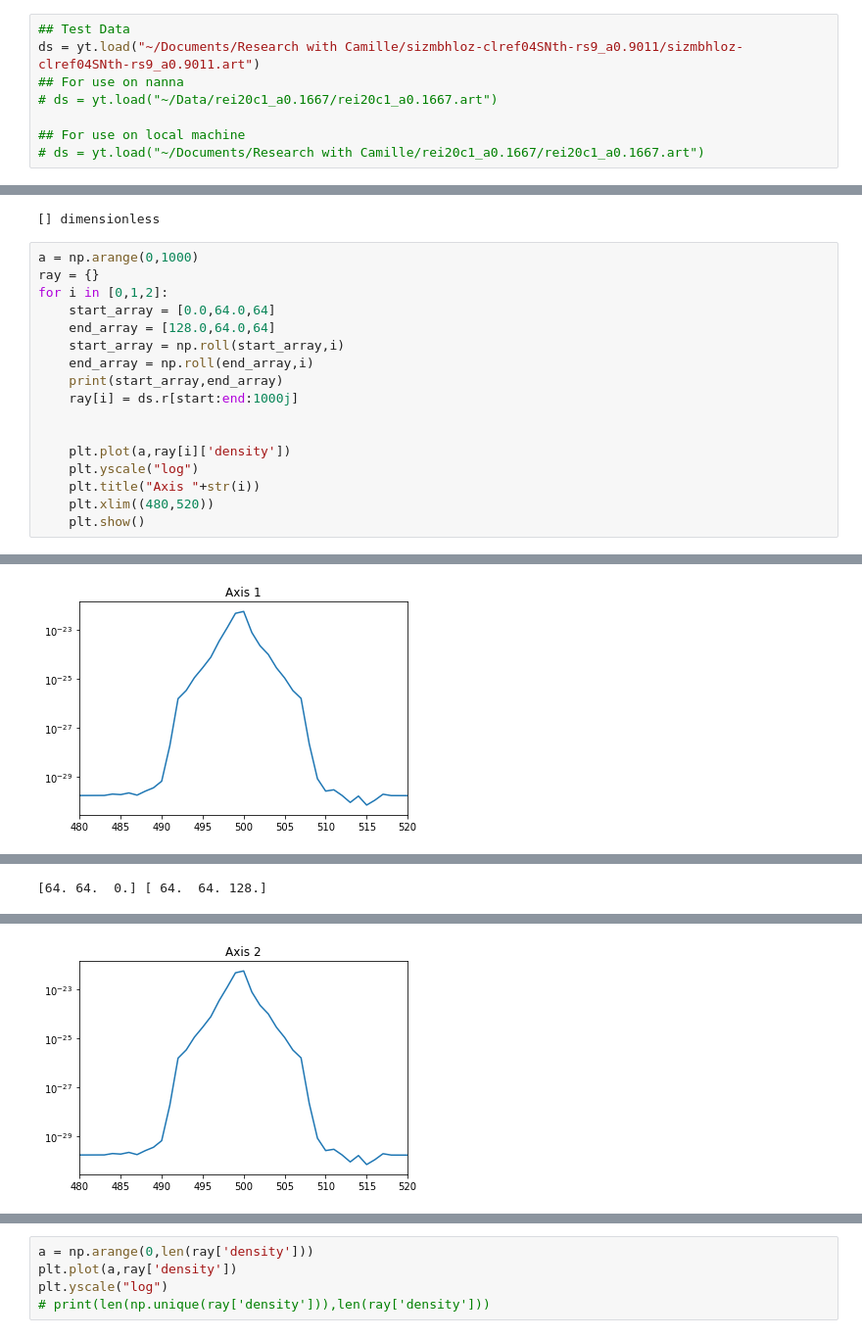
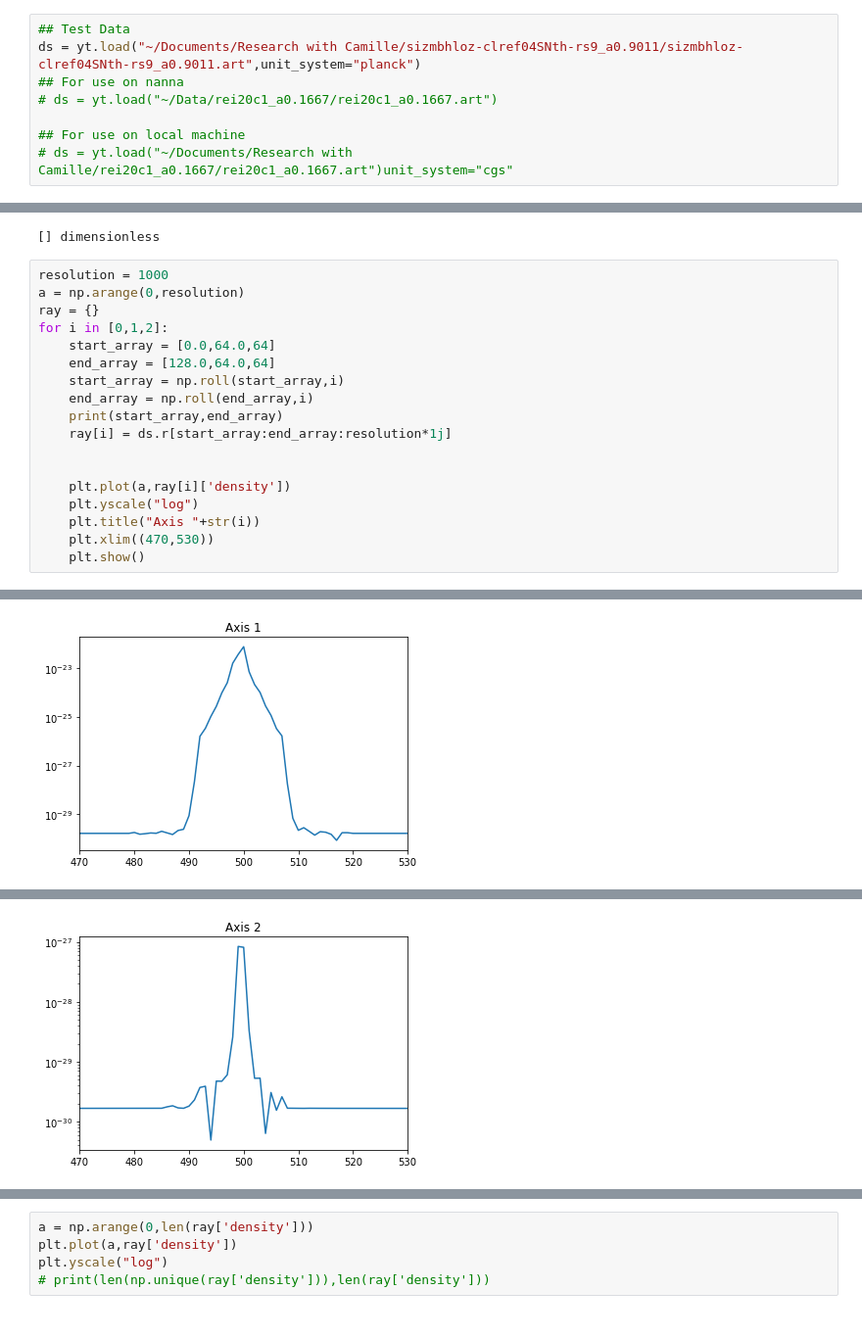
Before and after one commit to cavestruz/croc_CII, a Jupyter notebook: Notebook/Raziq_Working_Notebook.ipynb, the cells around one changed output, grey strips where cells are left out. Shown: that part at 98% size. Drawn from its saved outputs; the diff is of its cells as text.

```diff
--- a/Notebook/Raziq_Working_Notebook.ipynb
+++ b/Notebook/Raziq_Working_Notebook.ipynb
@@ -5,9 +6,9 @@ import matplotlib.pyplot as plt
 # %%
 ## Test Data
-ds = yt.load("~/Documents/Research with Camille/sizmbhloz-clref04SNth-rs9_a0.9011/sizmbhloz-clref04SNth-rs9_a0.9011.art")
+ds = yt.load("~/Documents/Research with Camille/sizmbhloz-clref04SNth-rs9_a0.9011/sizmbhloz-clref04SNth-rs9_a0.9011.art",unit_system="planck")
 ## For use on nanna
 # ds = yt.load("~/Data/rei20c1_a0.1667/rei20c1_a0.1667.art")
 
 ## For use on local machine
-# ds = yt.load("~/Documents/Research with Camille/rei20c1_a0.1667/rei20c1_a0.1667.art")
+# ds = yt.load("~/Documents/Research with Camille/rei20c1_a0.1667/rei20c1_a0.1667.art")unit_system="cgs"
 # %% [output]
@@ -170,7 +223,8 @@ print(ortho_ray['pressure'])
 # %% [output]
 [] dimensionless
 # %%
-a = np.arange(0,1000)
+resolution = 1000
+a = np.arange(0,resolution)
 ray = {}
 for i in [0,1,2]:
     start_array = [0.0,64.0,64]
@@ -178,12 +232,12 @@ for i in [0,1,2]:
     start_array = np.roll(start_array,i)
     end_array = np.roll(end_array,i)
     print(start_array,end_array)
-    ray[i] = ds.r[start:end:1000j]
+    ray[i] = ds.r[start_array:end_array:resolution*1j]
 
 
     plt.plot(a,ray[i]['density'])
     plt.yscale("log")
     plt.title("Axis "+str(i))
-    plt.xlim((480,520))
+    plt.xlim((470,530))
     plt.show()
 # %% [output]
@@ -194,0 +251 @@ yt : [INFO     ] 2019-11-12 18:09:16,557 Making a line buffer with 1000 points o
+[figure, new version]
@@ -197 +253,0 @@ yt : [INFO     ] 2019-11-12 18:09:16,835 Created 82 chunks for ARTIO
-[figure, old version]
@@ -199 +254,0 @@ yt : [INFO     ] 2019-11-12 18:09:17,433 Making a line buffer with 1000 points o
-[64. 64.  0.] [ 64.  64. 128.]
@@ -201,4 +255,4 @@ yt : [INFO     ] 2019-11-12 18:09:17,688 Created 82 chunks for ARTIO
-[figure, old version]
+[figure, new version]
 # %%
 plt.plot(ray[0]['density'][480:520]/ray[2]['density'][480:520])
 # %% [output]
```
Also changed, not shown: parts of 20 cells of this notebook.
